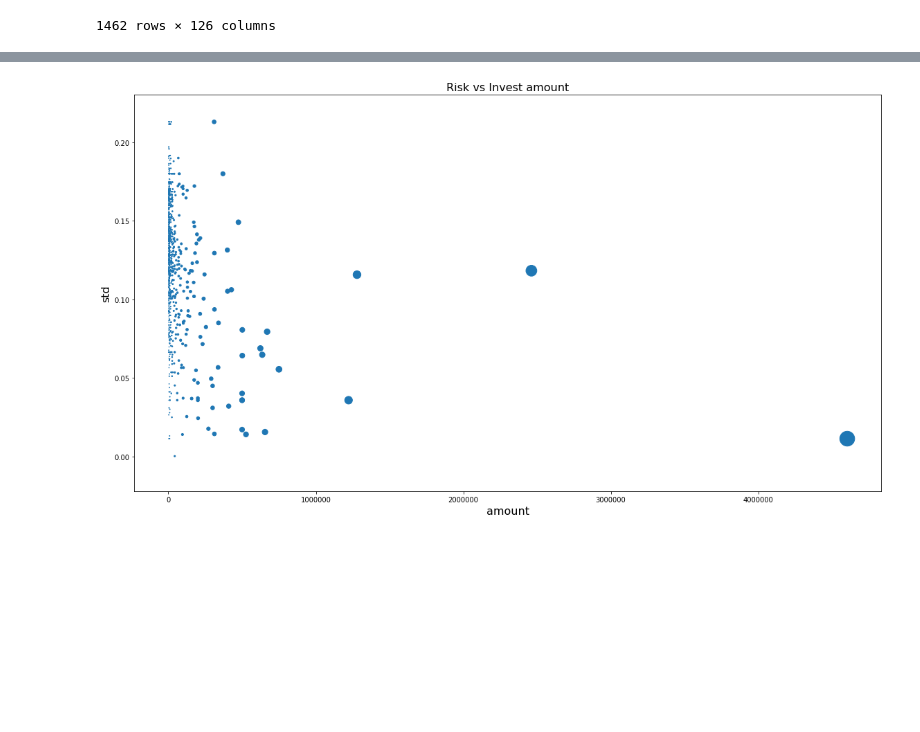
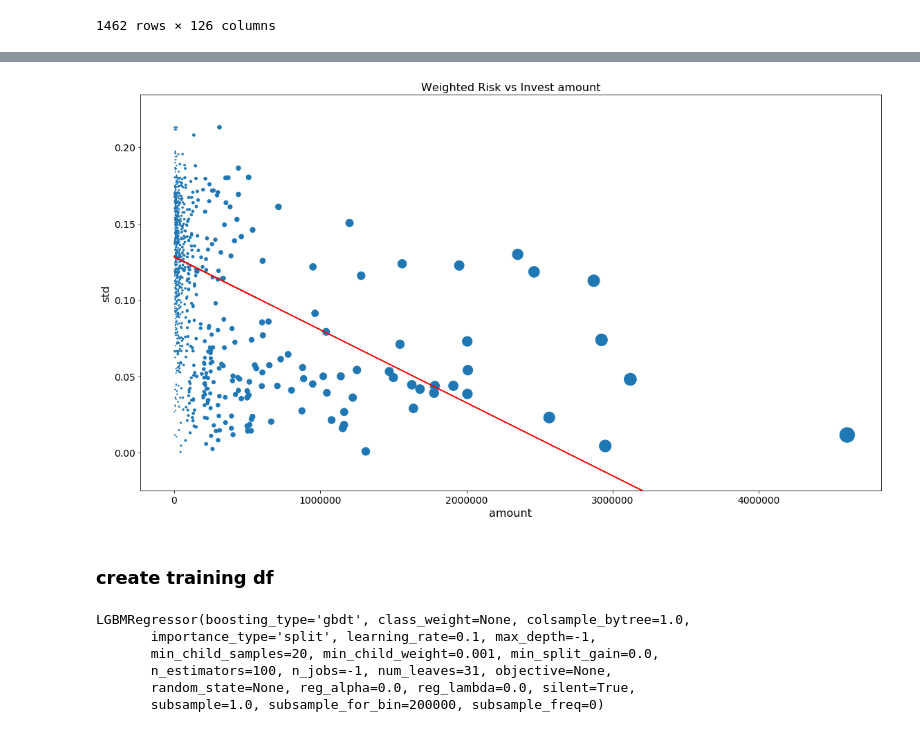
Before and after one commit to thtang/Fintech-Text-Mining-and-Machine-Learning, a Jupyter notebook: final/prediction.ipynb, the cells around one changed output, grey strips where cells are left out. Cells and saved outputs as stored; diff of their text form; code cells hidden in the pictures; blank space fills up the shorter version.

```diff
--- a/final/prediction.ipynb
+++ b/final/prediction.ipynb
@@ -185,0 +210,6 @@ x, y = merge_df_user_group_mean["金額"], merge_df_user_group_mean["fund_std"]
+# %%
+merge_df["weight_std"] = merge_df["fund_std"]*merge_df["金額"]
+
+merge_df_user_group_sum = merge_df.groupby('客戶',as_index=False, sort=False).sum()
+
+merge_df_user_group_sum["weight_std"] = merge_df_user_group_sum["weight_std"]/merge_df_user_group_sum["金額"]
@@ -186,13 +279,26 @@ x, y = merge_df_user_group_mean["金額"], merge_df_user_group_mean["fund_std"]
 # %%
+x, y = merge_df_user_group_sum["金額"], merge_df_user_group_sum["weight_std"]
+
+# regression
+linear_regressor = LinearRegression()  # create object for the class
+linear_regressor.fit(np.array(x).reshape(-1, 1), np.array(y).reshape(-1, 1))  # perform linear regression
+y_pred = linear_regressor.predict(np.array(x).reshape(-1, 1))  # make predictions
+
 plt.figure(figsize=(16,9))
 # s = [20*4**n for amount in x]
 # cm = plt.cm.get_cmap("tab20", 18)
 sc = plt.scatter(x, y, s=x/10000)
-plt.title("Risk vs Invest amount", fontsize=16)
+plt.title("Weighted Risk vs Invest amount", fontsize=16)
 plt.xlabel("amount", fontsize=16)
 plt.ylabel("std", fontsize=16)
+plt.plot(x, y_pred, color='red')
 plt.tight_layout()
-plt.savefig("risk_amount.png", dpi=300)
+plt.ylim(-0.025,)
+plt.xticks(fontsize=14,)
+plt.yticks(fontsize=14,)
+plt.savefig("weighted_risk_amount.png", dpi=300)
 plt.show()
 # %% [output]
-[figure, old version]
+[figure, new version]
+# %% [markdown]
+### create training df
@@ -198,0 +315,10 @@ plt.show()
+# %%
+lgb_reg = lgb.LGBMRegressor()
+lgb_reg.fit(X,y_weighted)
+# %% [output]
+LGBMRegressor(boosting_type='gbdt', class_weight=None, colsample_bytree=1.0,
+       importance_type='split', learning_rate=0.1, max_depth=-1,
+       min_child_samples=20, min_child_weight=0.001, min_split_gain=0.0,
+       n_estimators=100, n_jobs=-1, num_leaves=31, objective=None,
+       random_state=None, reg_alpha=0.0, reg_lambda=0.0, silent=True,
+       subsample=1.0, subsample_for_bin=200000, subsample_freq=0)
```
Also changed, not shown: parts of 17 cells of this notebook, 4 other files.
